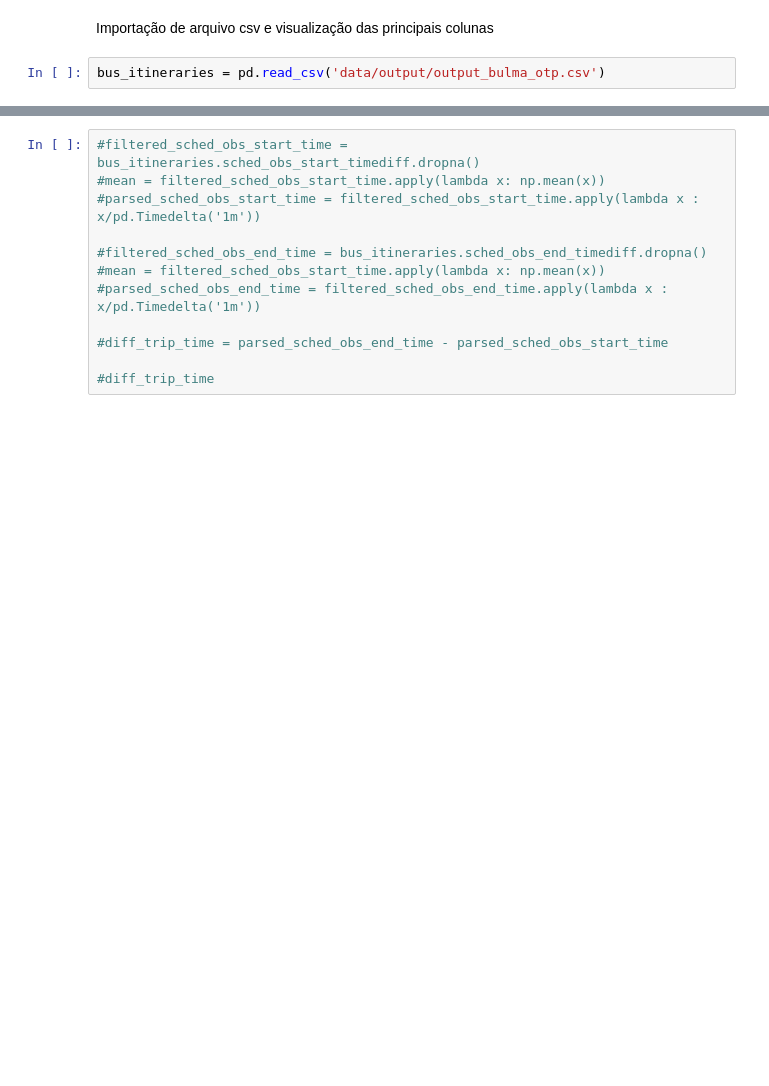
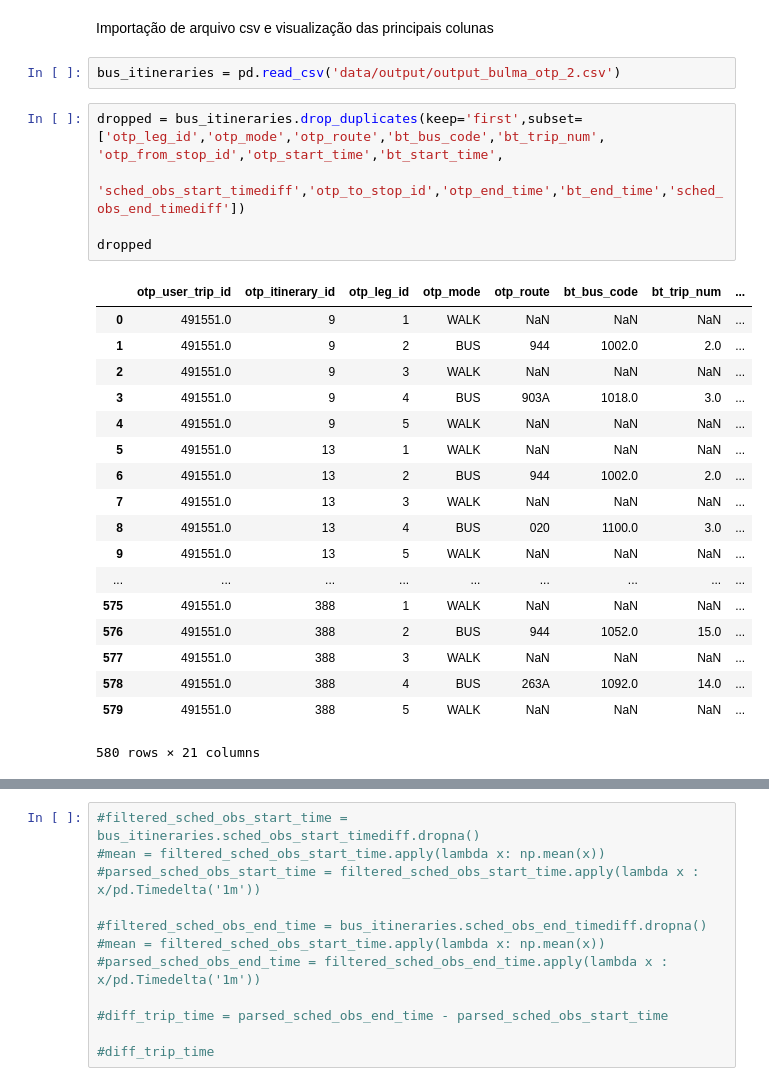
Before and after one commit to andrezaraquel/TransferTimeAnalysisCG, a Jupyter notebook: workspace/python/people-paths/trips-destination-inference/data_bus_visualization.ipynb, the cells around one changed output, grey strips where cells are left out. Drawn from its saved outputs; the diff is of its cells as text; blank space fills up the shorter version.

```diff
--- a/workspace/python/people-paths/trips-destination-inference/data_bus_visualization.ipynb
+++ b/workspace/python/people-paths/trips-destination-inference/data_bus_visualization.ipynb
@@ -28,4 +34,28 @@ plt.style.use('ggplot')
 # %% [markdown]
 Importação de arquivo csv e visualização das principais colunas
 # %%
-bus_itineraries = pd.read_csv('data/output/output_bulma_otp.csv')
+bus_itineraries = pd.read_csv('data/output/output_bulma_otp_2.csv')
+# %%
+dropped = bus_itineraries.drop_duplicates(keep='first',subset=['otp_leg_id','otp_mode','otp_route','bt_bus_code','bt_trip_num', 'otp_from_stop_id','otp_start_time','bt_start_time',
+                'sched_obs_start_timediff','otp_to_stop_id','otp_end_time','bt_end_time','sched_obs_end_timediff'])
+
+dropped
+# %% [output]
+|  | otp_user_trip_id | otp_itinerary_id | otp_leg_id | otp_mode | otp_route | bt_bus_code | bt_trip_num | ... |
+| 0 | 491551.0 | 9 | 1 | WALK | NaN | NaN | NaN | ... |
+| 1 | 491551.0 | 9 | 2 | BUS | 944 | 1002.0 | 2.0 | ... |
+| 2 | 491551.0 | 9 | 3 | WALK | NaN | NaN | NaN | ... |
+| 3 | 491551.0 | 9 | 4 | BUS | 903A | 1018.0 | 3.0 | ... |
+| 4 | 491551.0 | 9 | 5 | WALK | NaN | NaN | NaN | ... |
+| 5 | 491551.0 | 13 | 1 | WALK | NaN | NaN | NaN | ... |
+| 6 | 491551.0 | 13 | 2 | BUS | 944 | 1002.0 | 2.0 | ... |
+| 7 | 491551.0 | 13 | 3 | WALK | NaN | NaN | NaN | ... |
+| 8 | 491551.0 | 13 | 4 | BUS | 020 | 1100.0 | 3.0 | ... |
+| 9 | 491551.0 | 13 | 5 | WALK | NaN | NaN | NaN | ... |
+| ... | ... | ... | ... | ... | ... | ... | ... | ... |
+| 575 | 491551.0 | 388 | 1 | WALK | NaN | NaN | NaN | ... |
+| 576 | 491551.0 | 388 | 2 | BUS | 944 | 1052.0 | 15.0 | ... |
+| 577 | 491551.0 | 388 | 3 | WALK | NaN | NaN | NaN | ... |
+| 578 | 491551.0 | 388 | 4 | BUS | 263A | 1092.0 | 14.0 | ... |
+| 579 | 491551.0 | 388 | 5 | WALK | NaN | NaN | NaN | ... |
+580 rows × 21 columns
```
Also changed, not shown: parts of 27 cells of this notebook, 7 other files.
